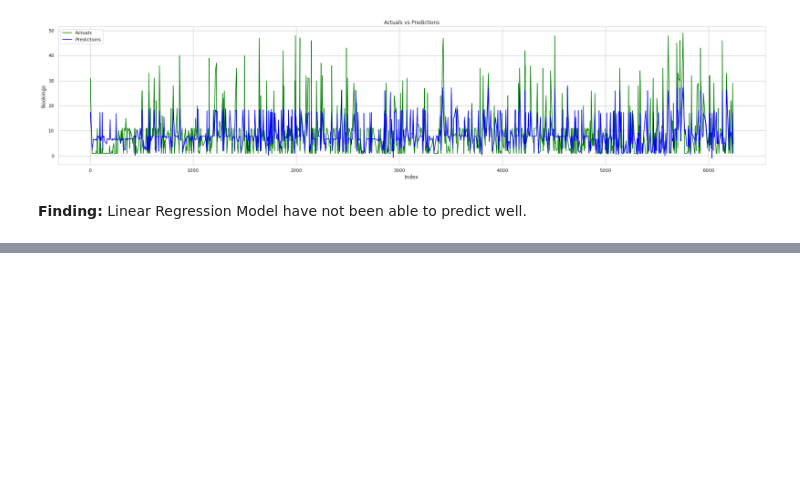
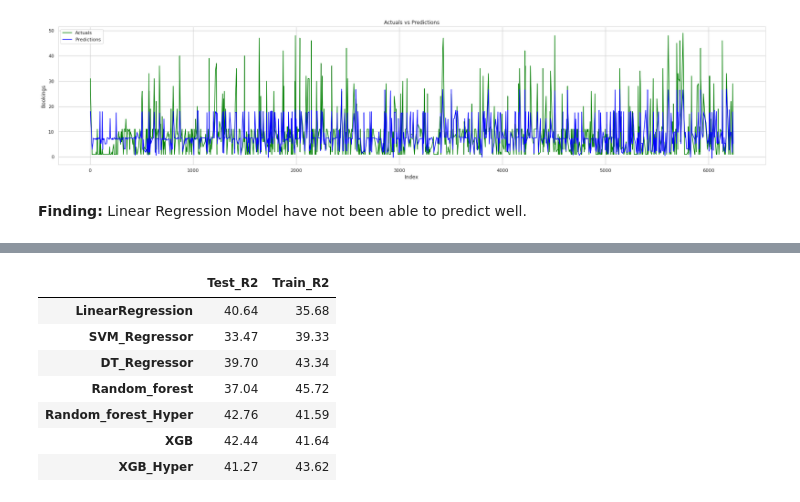
Before and after one commit to sudeep-009/Transport-Demand-Prediction-Regression-Capstone-Project, a Jupyter notebook: Copy_of_Demand_Prediction_for_Public_Transport_Capstone_Project.ipynb, the cells around one changed output, grey strips where cells are left out. Drawn from its saved outputs; the diff is of its cells as text; code cells hidden in the pictures; blank space fills up the shorter version.

```diff
--- a/Copy_of_Demand_Prediction_for_Public_Transport_Capstone_Project.ipynb
+++ b/Copy_of_Demand_Prediction_for_Public_Transport_Capstone_Project.ipynb
@@ -843,2 +748,0 @@ scaled_X = scaler.fit_transform(X)
-# %%
-X_train, X_test, y_train, y_test = train_test_split(scaled_X,Y,test_size=0.2,random_state=7)
@@ -895,0 +892,7 @@ r2_score(y_test,test_preds)
+# %%
+from sklearn.model_selection import RandomizedSearchCV
+rf_random = RandomizedSearchCV(estimator =RDM_forest_reg ,param_distributions = random_grid,
+               n_iter = 100, cv = 3, verbose=2, random_state=35, n_jobs = -1)
+
+
+rf_random.fit(X_train, y_train)
@@ -895,0 +1028,6 @@ r2_score(y_test,test_preds)
+# %%
+#Grid search
+from sklearn.model_selection import GridSearchCV
+
+reg_gs = GridSearchCV(xgb,param_grid=params, verbose=1,cv=3)
+reg_gs.fit(X_train, y_train)
@@ -895,0 +1078,15 @@ r2_score(y_test,test_preds)
+# %%
+#Optimising XGB with Best Hyperparameter.
+XGB_optimal_model =reg_gs.best_estimator_
+
+XGB_optimal_model.fit(X_train, y_train)
+XGB_hyper_train_pred=XGB_optimal_model.predict(X_train)
+XGB_hyper_test_pred = XGB_optimal_model.predict(X_test)
+
+print('Test set evaluation:\n_____________________________________')
+print_evaluate(y_test, XGB_hyper_test_pred)
+print("Adjusted R2:-",1 - (1-XGB_optimal_model.score(X_test, y_test))*(len(y_test)-1)/(len(y_test)-X_test.shape[1]-1))
+print('====================================')
+print('Train set evaluation:\n_____________________________________')
+print_evaluate(y_train, XGB_hyper_train_pred)
+print("Adjusted R2:-",1 - (1-XGB_optimal_model.score(X_train, y_train))*(len(y_train)-1)/(len(y_train)-X_train.shape[1]-1))
@@ -895,0 +1112,23 @@ r2_score(y_test,test_preds)
+# %%
+#ML Algorithms Comparision.
+MLA_columns = {
+               "LinearRegression":[round(metrics.r2_score(y_test,LR_test_pred)*100,2),round(metrics.r2_score(y_train,LR_train_pred)*100,2)],
+               "SVM_Regressor":[round(metrics.r2_score(y_test,svr_test_pred)*100,2),round(metrics.r2_score(y_train,svr_train_pred)*100,2)],
+               "DT_Regressor":[round(metrics.r2_score(y_test,DT_test_pred)*100,2),round(metrics.r2_score(y_train,DT_train_pred)*100,2)],
+               "Random_forest":[round(metrics.r2_score(y_test,RDM_test_pred)*100,2),round(metrics.r2_score(y_train,RDM_train_pred)*100,2)] ,
+                "Random_forest_Hyper":[round(metrics.r2_score(y_test,RDM_hyper_test_pred)*100,2),round(metrics.r2_score(y_train,RDM_hyper_train_pred)*100,2)],
+                "XGB":[round(metrics.r2_score(y_test,XGB_test_pred)*100,2),round(metrics.r2_score(y_train,XGB_train_pred)*100,2)],
+                "XGB_Hyper":[round(metrics.r2_score(y_test,XGB_hyper_test_pred)*100,2),round(metrics.r2_score(y_train,XGB_hyper_train_pred)*100,2)],
+               }
+
+MLA_compare = pd.DataFrame(MLA_columns,index = ["Test_R2","Train_R2"])
+MLA_compare.T
+# %% [output]
+|  | Test_R2 | Train_R2 |
+| LinearRegression | 40.64 | 35.68 |
+| SVM_Regressor | 33.47 | 39.33 |
+| DT_Regressor | 39.70 | 43.34 |
+| Random_forest | 37.04 | 45.72 |
+| Random_forest_Hyper | 42.76 | 41.59 |
+| XGB | 42.44 | 41.64 |
+| XGB_Hyper | 41.27 | 43.62 |
```
Also changed, not shown: parts of 57 cells of this notebook.
